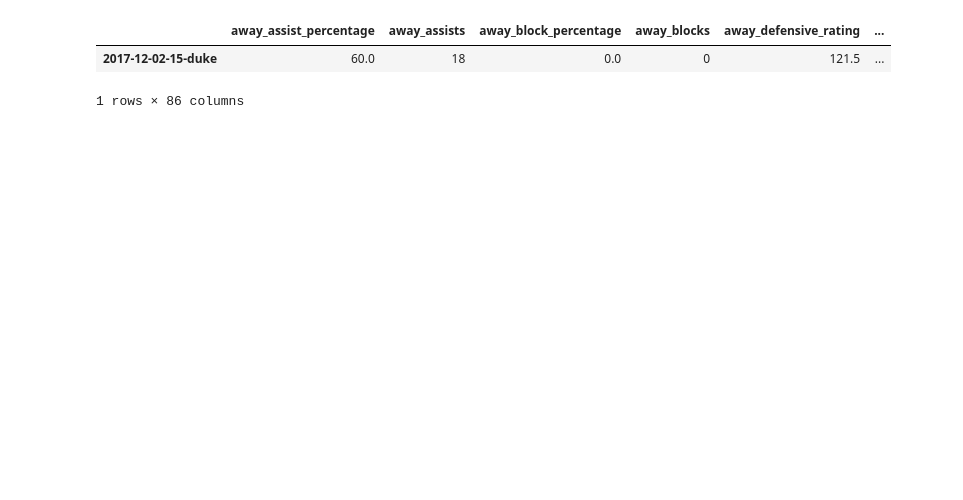
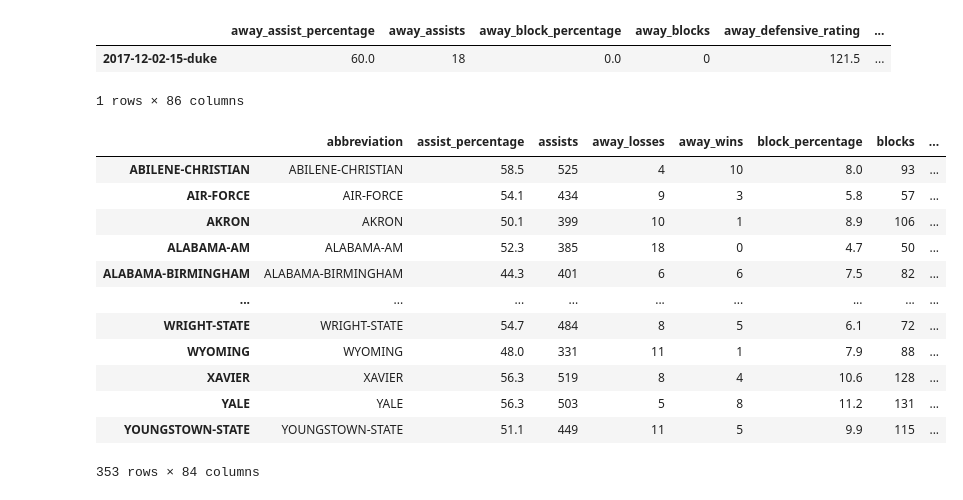
Before and after one commit to MatthewR1021/Machine-Learning-Madness, a Jupyter notebook: TJNotebook.ipynb, the cells around one changed output. Drawn from its saved outputs; the diff is of its cells as text; code cells hidden in the pictures; blank space fills up the shorter version.

```diff
--- a/TJNotebook.ipynb
+++ b/TJNotebook.ipynb
@@ -18,3 +18,24 @@ final
 for date in games.games.values():
     for game in date:
         final.append(Boxscore(game['boxscore']).dataframe,ignore_index = True)
+# %%
+from sportsipy.ncaab.teams import Teams
+
+all_2019 = Teams(year=2019)
+# %%
+df2019 = all_2019.dataframes
+df2019
+# %% [output]
+|  | abbreviation | assist_percentage | assists | away_losses | away_wins | block_percentage | blocks | ... |
+| ABILENE-CHRISTIAN | ABILENE-CHRISTIAN | 58.5 | 525 | 4 | 10 | 8.0 | 93 | ... |
+| AIR-FORCE | AIR-FORCE | 54.1 | 434 | 9 | 3 | 5.8 | 57 | ... |
+| AKRON | AKRON | 50.1 | 399 | 10 | 1 | 8.9 | 106 | ... |
+| ALABAMA-AM | ALABAMA-AM | 52.3 | 385 | 18 | 0 | 4.7 | 50 | ... |
+| ALABAMA-BIRMINGHAM | ALABAMA-BIRMINGHAM | 44.3 | 401 | 6 | 6 | 7.5 | 82 | ... |
+| ... | ... | ... | ... | ... | ... | ... | ... | ... |
+| WRIGHT-STATE | WRIGHT-STATE | 54.7 | 484 | 8 | 5 | 6.1 | 72 | ... |
+| WYOMING | WYOMING | 48.0 | 331 | 11 | 1 | 7.9 | 88 | ... |
+| XAVIER | XAVIER | 56.3 | 519 | 8 | 4 | 10.6 | 128 | ... |
+| YALE | YALE | 56.3 | 503 | 5 | 8 | 11.2 | 131 | ... |
+| YOUNGSTOWN-STATE | YOUNGSTOWN-STATE | 51.1 | 449 | 11 | 5 | 9.9 | 115 | ... |
+353 rows × 84 columns
```
Also changed, not shown: parts of 5 cells of this notebook.
